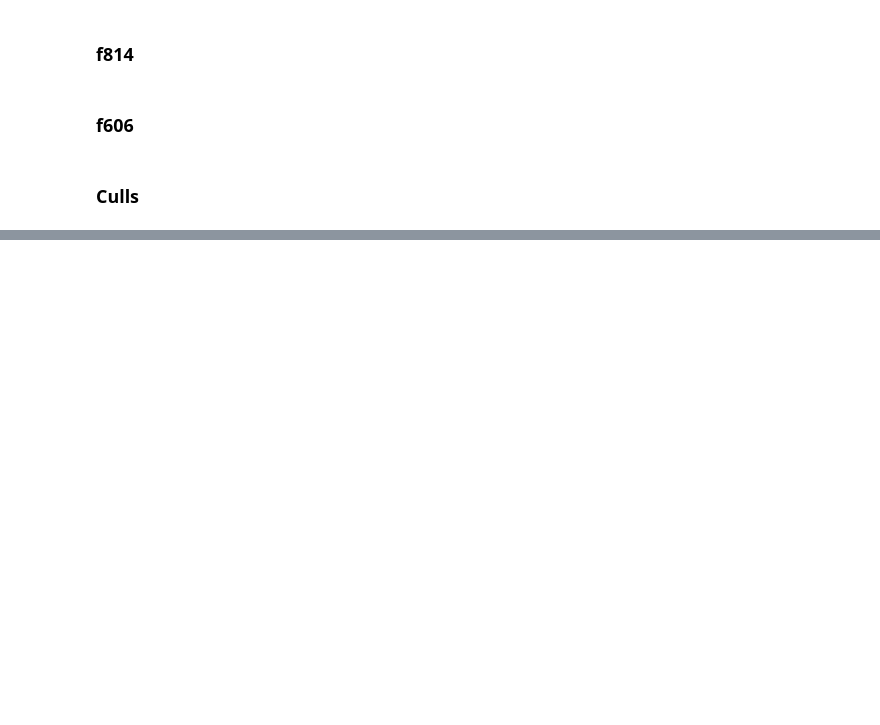
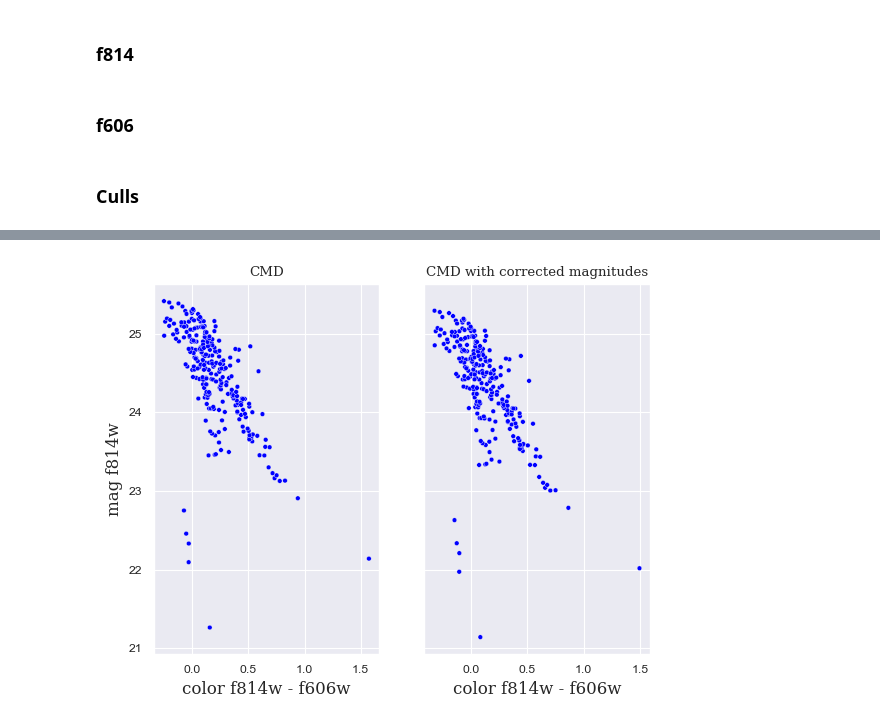
Before and after one commit to patito-mary/topicos, a Jupyter notebook: ModuloII/dolphot2.0/fits/codefordiagram.ipynb, the cells around one changed output, grey strips where cells are left out. Drawn from its saved outputs; the diff is of its cells as text; code cells hidden in the pictures; blank space fills up the shorter version.

```diff
--- a/ModuloII/dolphot2.0/fits/codefordiagram.ipynb
+++ b/ModuloII/dolphot2.0/fits/codefordiagram.ipynb
@@ -74,0 +154,22 @@ final_match = sharp_match[(sharp_match['crowd_sum']<0.16)]
+# %%
+fig, ax = plt.subplots(1,2, sharey=True)
+sns.set_theme('paper', style='darkgrid')
+
+sns.scatterplot(ax= ax[0], y=final_match['mags_814'],x=final_match['mags_606']-final_match['mags_814'], size=1,
+                color='blue', legend=False)
+ax[0].set_xlabel('color f814w - f606w', fontfamily='serif', fontsize=12)
+ax[0].set_ylabel('mag f814w', fontfamily='serif', fontsize=12)
+#ax[0].set_xlim(26,21)
+ax[0].set_title('CMD', fontfamily='serif')
+
+sns.scatterplot(ax= ax[1], y=final_match['mags_814_corregida'],
+                x=plotdata['color'],
+                size=1, color='blue', legend=False)
+#ax[1].set_ylabel(' ', fontfamily='serif', fontsize=12)
+ax[1].set_xlabel('color f814w - f606w', fontfamily='serif', fontsize=12)
+#ax[1].set_xlim(26,21)
+ax[1].set_title('CMD with corrected magnitudes', fontfamily='serif')
+fig.savefig('CMDs.jpg',dpi=350)
+plt.show()
+# %% [output]
+[figure, added]
```
Also changed, not shown: parts of 9 cells of this notebook, 25 other files.
